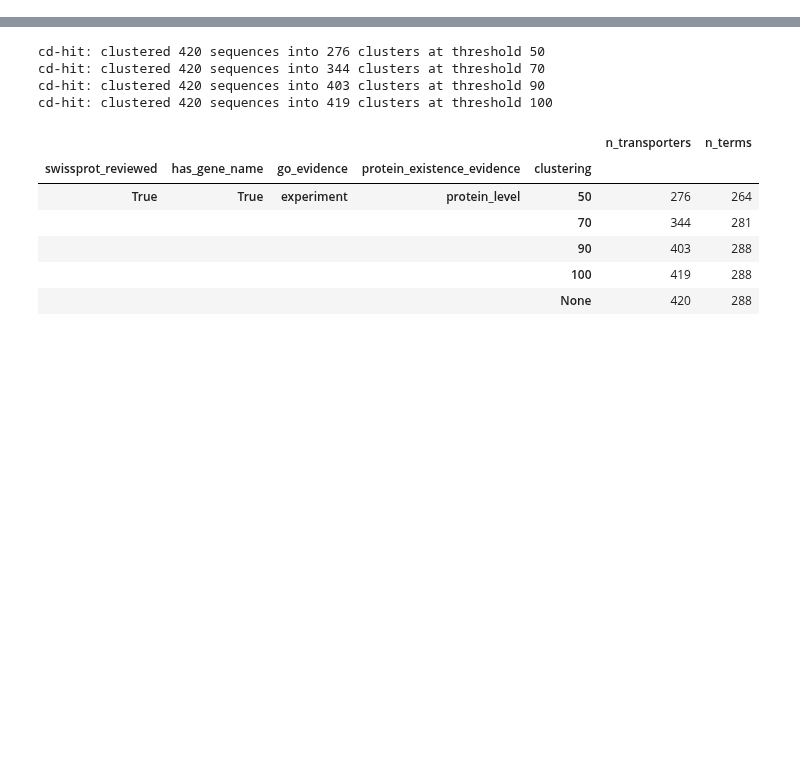
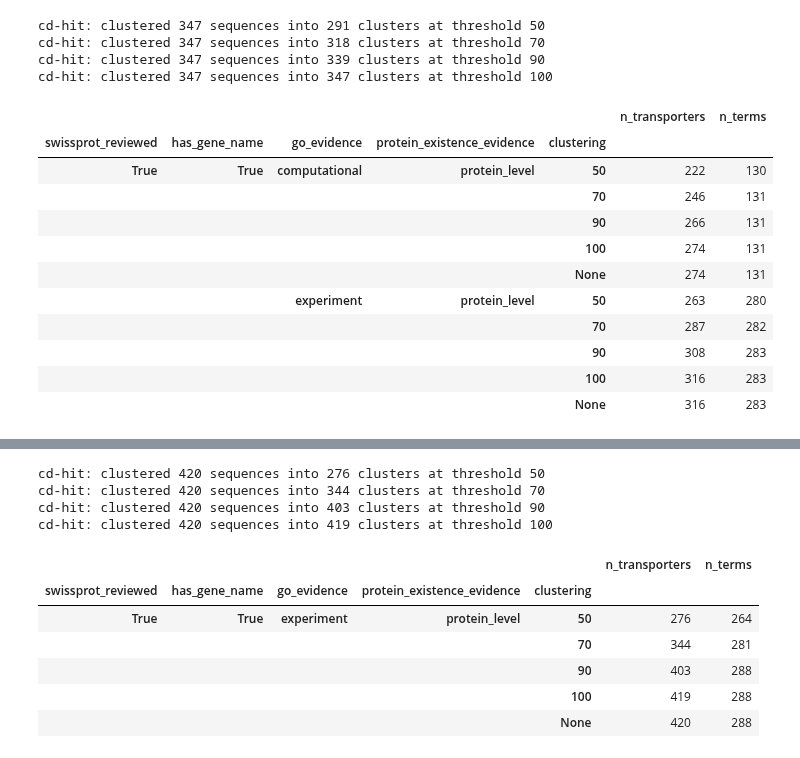
Before and after one commit to adenger/subpred_dl, a Jupyter notebook: notebooks/svm_tests.ipynb, the cells around one changed output, grey strips where cells are left out. Cells and saved outputs as stored; diff of their text form; code cells hidden in the pictures; blank space fills up the shorter version.

```diff
--- a/notebooks/svm_tests.ipynb
+++ b/notebooks/svm_tests.ipynb
@@ -1,13 +1,30 @@
 # %%
 from subpred.protein_go_datasets import get_transmembrane_transporter_dataset, get_stats
 # %%
-# dataset_yeast = get_transmembrane_transporter_dataset(  # yeast
-#     organism_ids={559292},
-#     swissprot_only=True,
-#     datasets_path="../data/datasets/",
-#     exclude_iea_go_terms=False,
-#     max_sequence_evidence_code=1,
-#     remove_proteins_without_gene_names=True,
-# )
-# get_stats(*dataset_yeast)
+dataset_yeast = get_transmembrane_transporter_dataset(  # yeast
+    organism_ids={559292},
+    swissprot_only=True,
+    datasets_path="../data/datasets/",
+    exclude_iea_go_terms=False,
+    max_sequence_evidence_code=1,
+    remove_proteins_without_gene_names=True,
+)
+get_stats(*dataset_yeast)
+# %% [output]
+cd-hit: clustered 347 sequences into 291 clusters at threshold 50
+cd-hit: clustered 347 sequences into 318 clusters at threshold 70
+cd-hit: clustered 347 sequences into 339 clusters at threshold 90
+cd-hit: clustered 347 sequences into 347 clusters at threshold 100
+|  |  |  |  |  | n_transporters | n_terms |
+| swissprot_reviewed | has_gene_name | go_evidence | protein_existence_evidence | clustering |  |  |
+| True | True | computational | protein_level | 50 | 222 | 130 |
+|  |  |  |  | 70 | 246 | 131 |
+|  |  |  |  | 90 | 266 | 131 |
+|  |  |  |  | 100 | 274 | 131 |
+|  |  |  |  | None | 274 | 131 |
+|  |  | experiment | protein_level | 50 | 263 | 280 |
+|  |  |  |  | 70 | 287 | 282 |
+|  |  |  |  | 90 | 308 | 283 |
+|  |  |  |  | 100 | 316 | 283 |
+|  |  |  |  | None | 316 | 283 |
 # %%
```
Also changed, not shown: parts of 21 cells of this notebook, 2 other files.
